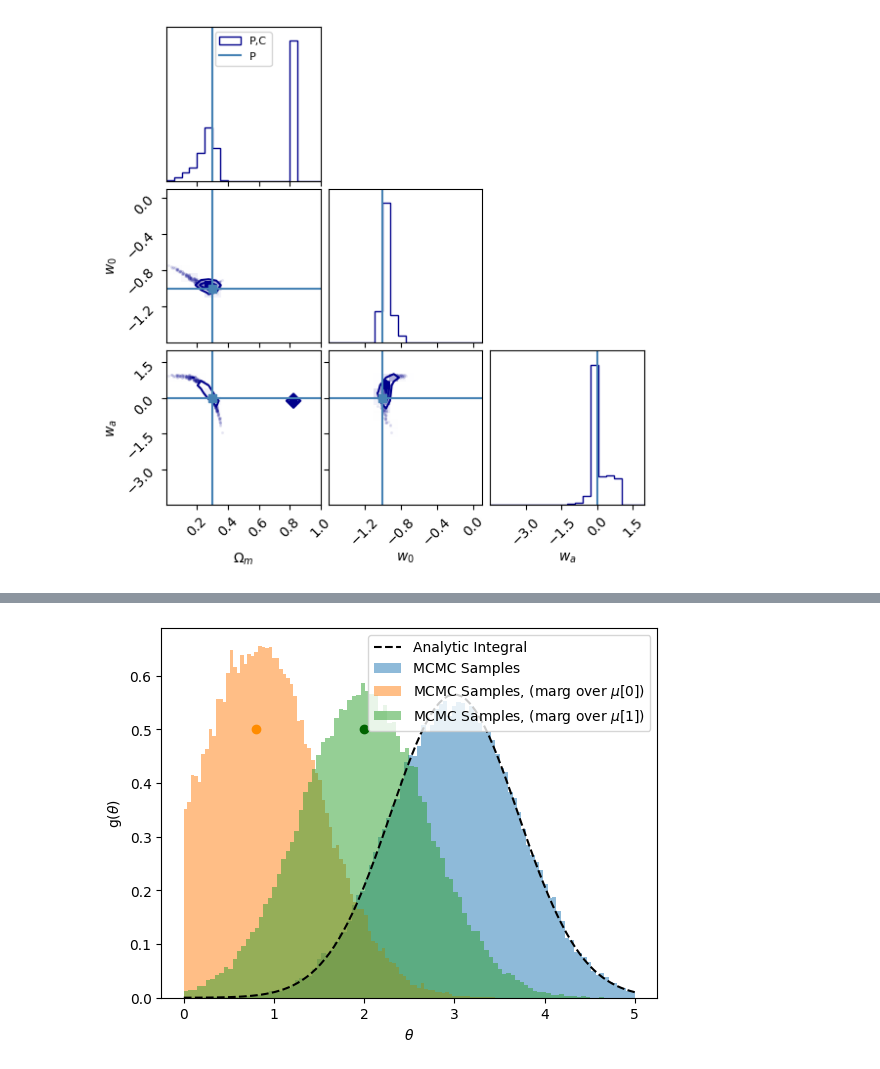
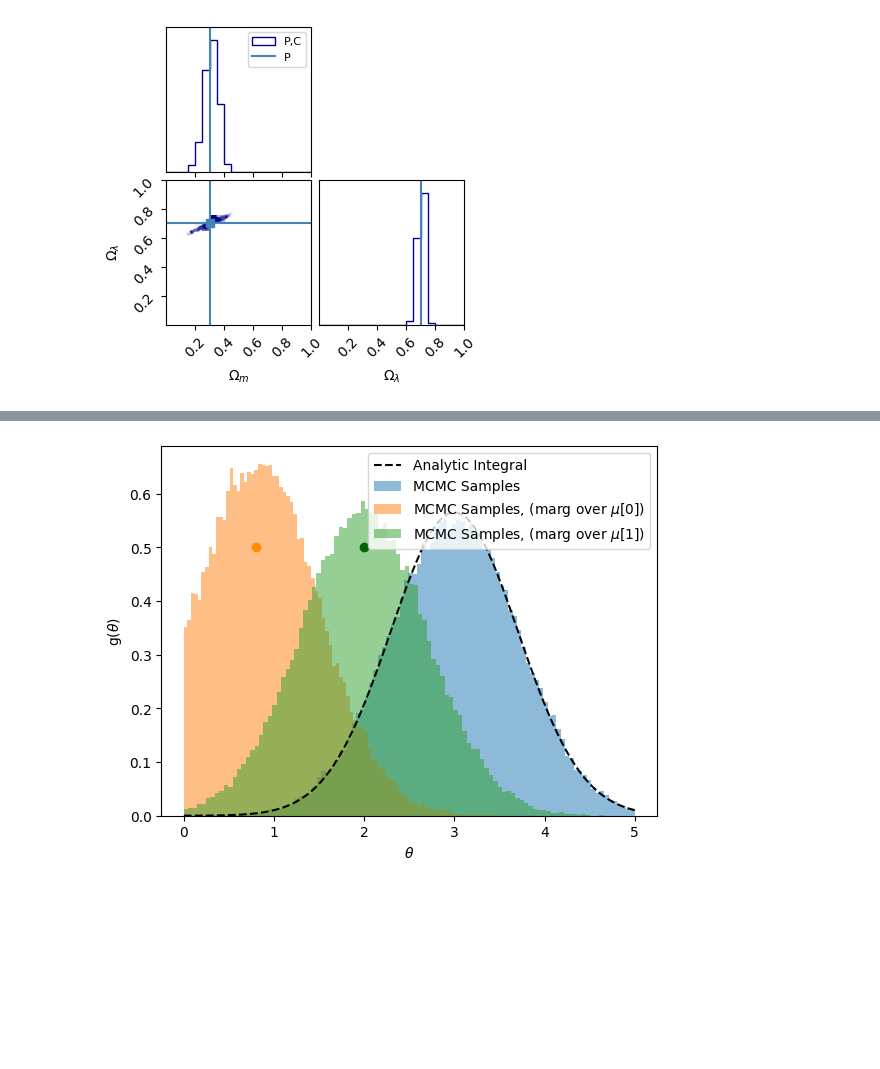
Before and after one commit to P-1884/COSMIC-BEAMS, a Jupyter notebook: JAX Trial Notebook.ipynb, the cells around one changed output, grey strips where cells are left out. Cells and saved outputs as stored; diff of their text form; code cells hidden in the pictures; blank space fills up the shorter version.

```diff
--- a/JAX Trial Notebook.ipynb
+++ b/JAX Trial Notebook.ipynb
@@ -244,0 +62,30 @@ BIG QUESTION: Why do I end up with samples for zL and zS? I want to marginalise
+# %%
+N_obs = 1024
+zL_obs = jnp.array(np.random.uniform(0.1,0.5,size=N_obs))
+zS_obs = jnp.array(np.random.uniform(0.5,1.0,size=N_obs))
+sigma_r_obs = 0.01
+sigma_r_obs_2 = 100
+bool_list = np.random.choice([0,1],p=[0,1],size=N_obs)
+P_tau = jnp.array([[0.0,1.0][bool_list[i]] for i in range(len(bool_list))])
+print(f'Have mean prob={str(np.round(np.mean(P_tau),2))} and {np.sum(bool_list)} true lensed systems')
+r_obs_true = jnp.array(scipy.stats.norm(loc=1,scale=sigma_r_obs).rvs(size=N_obs)*j_r_SL(zL_obs,zS_obs,default_cosmo))
+r_obs = jnp.array([np.random.choice(a=[r_obs_true[i],np.random.random()],
+                                    p=np.array([np.round(P_tau[i],3),np.round(1-P_tau[i],3)])) for i in range(len(P_tau))])
+
+
+#sampler_PC = run_MCMC(photometric = True,contaminated = True,cosmo_type='wCDM')
+#sampler_P = run_MCMC(photometric = True,contaminated = False,cosmo_type='wCDM')
+#sampler_C = run_MCMC(photometric = False,contaminated = True,cosmo_type='wCDM')
+sampler_S = run_MCMC(photometric = False,contaminated = False,cosmo_type='LambdaCDM',\
+                     zL_obs=zL_obs,
+                     zS_obs=zS_obs,
+                     r_obs=r_obs,
+                     sigma_r_obs=sigma_r_obs,
+                     sigma_r_obs_2=sigma_r_obs_2,
+                     P_tau=P_tau)
+
+
+print("BIG QUESTION: Why do I end up with samples for zL and zS? I want to marginalise over these, not get samples of their posteriors "+\
+'and/or likelihood? Is the zBEAMS implemtation wrong???? - See tests below - I think this is ok!')
+#Useful video on Monte-Carlo Integration: https://www.youtube.com/watch?v=dLLxdMgZgUA&ab_channel=MichelBierlaire
+#In summary, you can represent an integral by taking samples from the distribution, then taking the mean.
@@ -357,7 +259,8 @@ def plot_MCMC(sampler_list,key_list=[],prog=False,plot_corner=False,legend_list=
 
 plot_MCMC([sampler_S],
             #sampler_b,sampler_c,sampler_d],
-            prog=False,plot_corner=True,key_list=['Ode','OM','w','wa'],legend_list = ['P,C','P','C','Spec'],
+            prog=False,plot_corner=True,key_list=['OM','Ode'],#,'w','wa'],
+            legend_list = ['P,C','P','C','Spec'],
             plot_Ok=False)#,'sigma_zL_g_L'])
 #plot_MCMC([sampler_test,sampler],prog=False,plot_corner=True,key_list=['t_mu','t_mu'])
 # %% [output]
@@ -368 +270 @@ WARNING:root:Too few points to create valid contours
-[figure, old version]
+[figure, new version]
```
Also changed, not shown: parts of 7 cells of this notebook, 3 other files.
